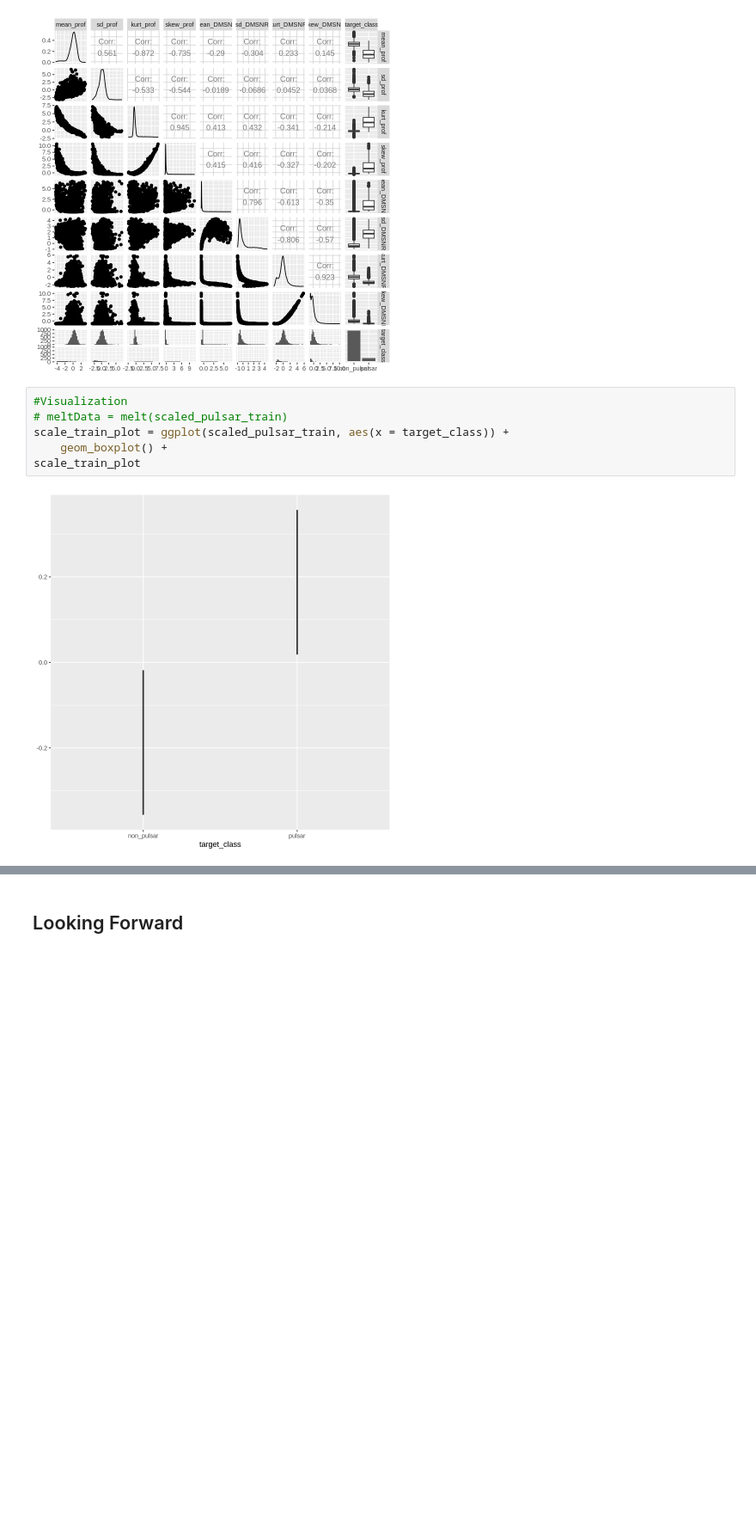
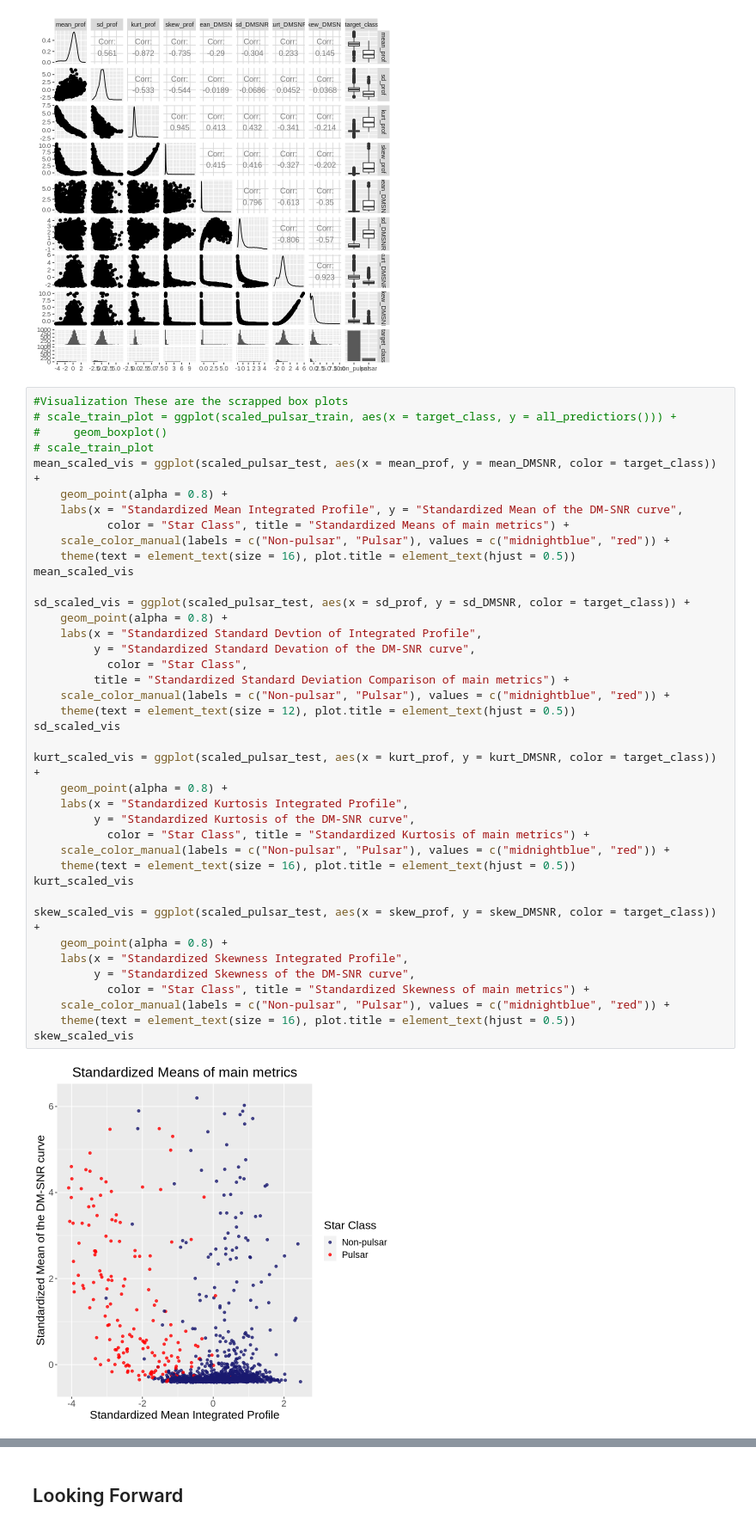
Before and after one commit to NicoRui/DSCI_100_Project, a Jupyter notebook: Proposal.ipynb, the cells around one changed output, grey strips where cells are left out. Shown at 86% size. Cells and saved outputs as stored; diff of their text form; blank space fills up the shorter version.

```diff
--- a/Proposal.ipynb
+++ b/Proposal.ipynb
@@ -176,11 +163,45 @@ ggpairs(scaled_pulsar_train)
 
 `stat_bin()` using `bins = 30`. Pick better value with `binwidth`.
 [figure]
-# %%
-#Visualization
-# meltData = melt(scaled_pulsar_train)
-scale_train_plot = ggplot(scaled_pulsar_train, aes(x = target_class)) +
-    geom_boxplot() +
-scale_train_plot
-# %% [output]
-[figure, removed]
+# %%
+#Visualization These are the scrapped box plots
+# scale_train_plot = ggplot(scaled_pulsar_train, aes(x = target_class, y = all_predictiors())) +
+#     geom_boxplot()
+# scale_train_plot
+mean_scaled_vis = ggplot(scaled_pulsar_test, aes(x = mean_prof, y = mean_DMSNR, color = target_class)) +
+    geom_point(alpha = 0.8) +
+    labs(x = "Standardized Mean Integrated Profile", y = "Standardized Mean of the DM-SNR curve",
+           color = "Star Class", title = "Standardized Means of main metrics") +
+    scale_color_manual(labels = c("Non-pulsar", "Pulsar"), values = c("midnightblue", "red")) +
+    theme(text = element_text(size = 16), plot.title = element_text(hjust = 0.5))
+mean_scaled_vis
+
+sd_scaled_vis = ggplot(scaled_pulsar_test, aes(x = sd_prof, y = sd_DMSNR, color = target_class)) +
+    geom_point(alpha = 0.8) +
+    labs(x = "Standardized Standard Devtion of Integrated Profile",
+         y = "Standardized Standard Devation of the DM-SNR curve",
+           color = "Star Class",
+         title = "Standardized Standard Deviation Comparison of main metrics") +
+    scale_color_manual(labels = c("Non-pulsar", "Pulsar"), values = c("midnightblue", "red")) +
+    theme(text = element_text(size = 12), plot.title = element_text(hjust = 0.5))
+sd_scaled_vis
+
+kurt_scaled_vis = ggplot(scaled_pulsar_test, aes(x = kurt_prof, y = kurt_DMSNR, color = target_class)) +
+    geom_point(alpha = 0.8) +
+    labs(x = "Standardized Kurtosis Integrated Profile",
+         y = "Standardized Kurtosis of the DM-SNR curve",
+           color = "Star Class", title = "Standardized Kurtosis of main metrics") +
+    scale_color_manual(labels = c("Non-pulsar", "Pulsar"), values = c("midnightblue", "red")) +
+    theme(text = element_text(size = 16), plot.title = element_text(hjust = 0.5))
+kurt_scaled_vis
+
+skew_scaled_vis = ggplot(scaled_pulsar_test, aes(x = skew_prof, y = skew_DMSNR, color = target_class)) +
+    geom_point(alpha = 0.8) +
+    labs(x = "Standardized Skewness Integrated Profile",
+         y = "Standardized Skewness of the DM-SNR curve",
+           color = "Star Class", title = "Standardized Skewness of main metrics") +
+    scale_color_manual(labels = c("Non-pulsar", "Pulsar"), values = c("midnightblue", "red")) +
+    theme(text = element_text(size = 16), plot.title = element_text(hjust = 0.5))
+skew_scaled_vis
+# %% [output]
+[figure, added]
```
Also changed, not shown: parts of 3 cells of this notebook.
